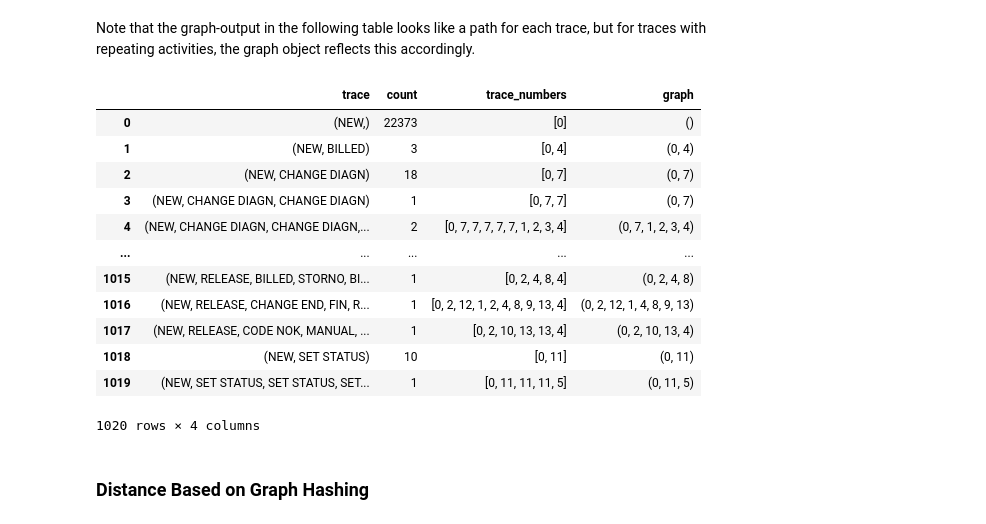
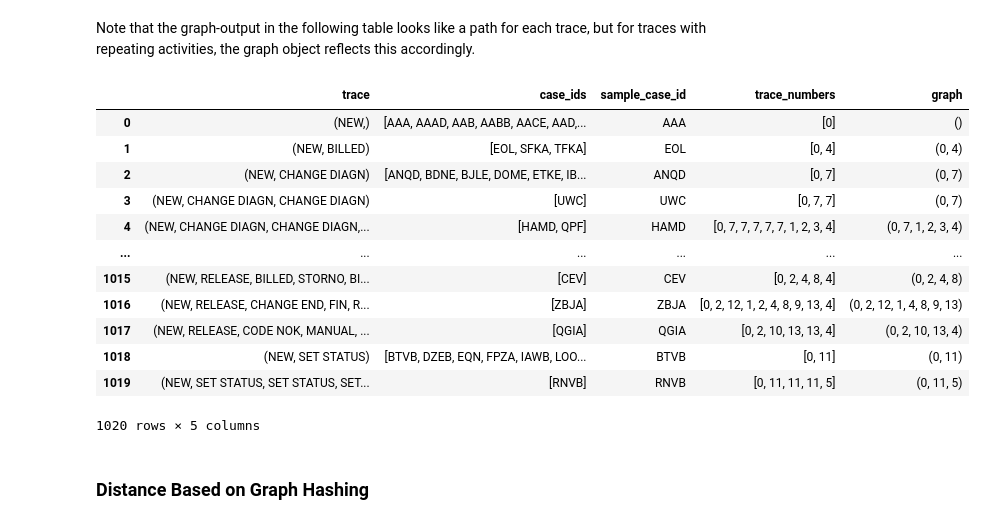
Before and after one commit to collinleiber/LMU_Master_Practical_SoSe24, a Jupyter notebook: practical/ProcessMining/group2/clustering/src/trace_clustering_graph.ipynb, the cells around one changed output. Saved outputs shown, nothing was run; the diff lists cells and outputs as text; code cells hidden in the pictures.

```diff
--- a/practical/ProcessMining/group2/clustering/src/trace_clustering_graph.ipynb
+++ b/practical/ProcessMining/group2/clustering/src/trace_clustering_graph.ipynb
@@ -47,3 +47,7 @@ data
 | 451357 | False | LL | 2016-01-11 19:40:47+00:00 | A | D | ResA | NEW | False | ... |
 | 451358 | False | NaN | 2016-01-13 22:48:13+00:00 | I | K | ResJA | NEW | False | ... |
 451359 rows × 23 columns
+# %%
+# Reduce data to relevant columns because we do not use attributes in this notebook
+data = data[['time:timestamp', 'concept:name', 'case:concept:name']]
+data
@@ -272,31 +294,30 @@ activity_to_number = {activity: i for i, activity in enumerate(activities.keys()
 number_to_activity = {i: activity for activity, i in activity_to_number.items()}
 
 # Group traces by unique traces to reduce computation time
-traces_grouped = traces.groupby('trace').size().reset_index(name='count')
-traces_grouped['trace_numbers'] = traces_grouped['trace'].apply(lambda x: [activity_to_number[activity] for activity in x])
+unique_traces['trace_numbers'] = unique_traces['trace'].apply(lambda x: [activity_to_number[activity] for activity in x])
 
 # Create directly follows graph for each trace
-traces_grouped['graph'] = traces_grouped['trace_numbers'].apply(trace_to_graph)
+unique_traces['graph'] = unique_traces['trace_numbers'].apply(trace_to_graph)
 
 # Map traces to sequences of numbers
-traces_grouped['trace_numbers'] = traces_grouped['trace'].apply(lambda x: [activity_to_number[activity] for activity in x])
+unique_traces['trace_numbers'] = unique_traces['trace'].apply(lambda x: [activity_to_number[activity] for activity in x])
 # %% [markdown]
 Note that the graph-output in the following table looks like a path for each trace, but for traces with repeating activities, the graph object reflects this accordingly.
-# %%
-traces_grouped
-# %% [output]
-|  | trace | count | trace_numbers | graph |
-| 0 | (NEW,) | 22373 | [0] | () |
-| 1 | (NEW, BILLED) | 3 | [0, 4] | (0, 4) |
-| 2 | (NEW, CHANGE DIAGN) | 18 | [0, 7] | (0, 7) |
-| 3 | (NEW, CHANGE DIAGN, CHANGE DIAGN) | 1 | [0, 7, 7] | (0, 7) |
-| 4 | (NEW, CHANGE DIAGN, CHANGE DIAGN,... | 2 | [0, 7, 7, 7, 7, 7, 1, 2, 3, 4] | (0, 7, 1, 2, 3, 4) |
-| ... | ... | ... | ... | ... |
-| 1015 | (NEW, RELEASE, BILLED, STORNO, BI... | 1 | [0, 2, 4, 8, 4] | (0, 2, 4, 8) |
-| 1016 | (NEW, RELEASE, CHANGE END, FIN, R... | 1 | [0, 2, 12, 1, 2, 4, 8, 9, 13, 4] | (0, 2, 12, 1, 4, 8, 9, 13) |
-| 1017 | (NEW, RELEASE, CODE NOK, MANUAL, ... | 1 | [0, 2, 10, 13, 13, 4] | (0, 2, 10, 13, 4) |
-| 1018 | (NEW, SET STATUS) | 10 | [0, 11] | (0, 11) |
-| 1019 | (NEW, SET STATUS, SET STATUS, SET... | 1 | [0, 11, 11, 11, 5] | (0, 11, 5) |
-1020 rows × 4 columns
+# %%
+unique_traces
+# %% [output]
+|  | trace | case_ids | sample_case_id | trace_numbers | graph |
+| 0 | (NEW,) | [AAA, AAAD, AAB, AABB, AACE, AAD,... | AAA | [0] | () |
+| 1 | (NEW, BILLED) | [EOL, SFKA, TFKA] | EOL | [0, 4] | (0, 4) |
+| 2 | (NEW, CHANGE DIAGN) | [ANQD, BDNE, BJLE, DOME, ETKE, IB... | ANQD | [0, 7] | (0, 7) |
+| 3 | (NEW, CHANGE DIAGN, CHANGE DIAGN) | [UWC] | UWC | [0, 7, 7] | (0, 7) |
+| 4 | (NEW, CHANGE DIAGN, CHANGE DIAGN,... | [HAMD, QPF] | HAMD | [0, 7, 7, 7, 7, 7, 1, 2, 3, 4] | (0, 7, 1, 2, 3, 4) |
+| ... | ... | ... | ... | ... | ... |
+| 1015 | (NEW, RELEASE, BILLED, STORNO, BI... | [CEV] | CEV | [0, 2, 4, 8, 4] | (0, 2, 4, 8) |
+| 1016 | (NEW, RELEASE, CHANGE END, FIN, R... | [ZBJA] | ZBJA | [0, 2, 12, 1, 2, 4, 8, 9, 13, 4] | (0, 2, 12, 1, 4, 8, 9, 13) |
+| 1017 | (NEW, RELEASE, CODE NOK, MANUAL, ... | [QGIA] | QGIA | [0, 2, 10, 13, 13, 4] | (0, 2, 10, 13, 4) |
+| 1018 | (NEW, SET STATUS) | [BTVB, DZEB, EQN, FPZA, IAWB, LOO... | BTVB | [0, 11] | (0, 11) |
+| 1019 | (NEW, SET STATUS, SET STATUS, SET... | [RNVB] | RNVB | [0, 11, 11, 11, 5] | (0, 11, 5) |
+1020 rows × 5 columns
 # %%
 # Find traces that have more than 2 and less than 15 activities
```
Also changed, not shown: parts of 11 cells of this notebook.
